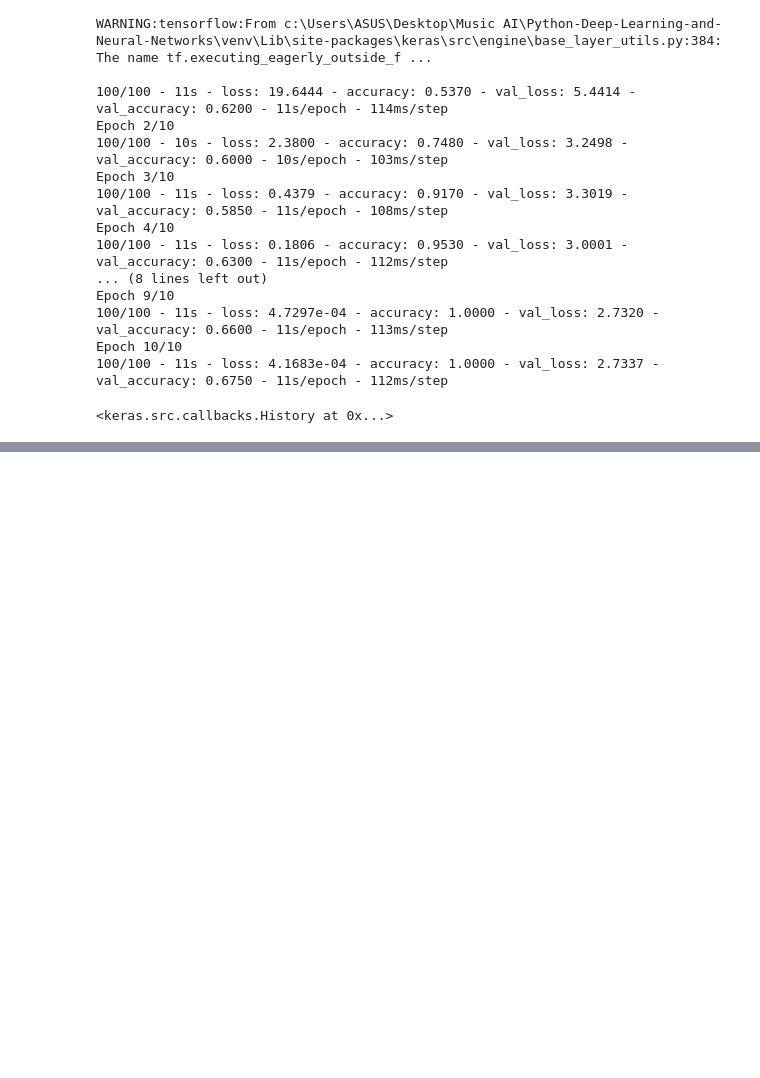
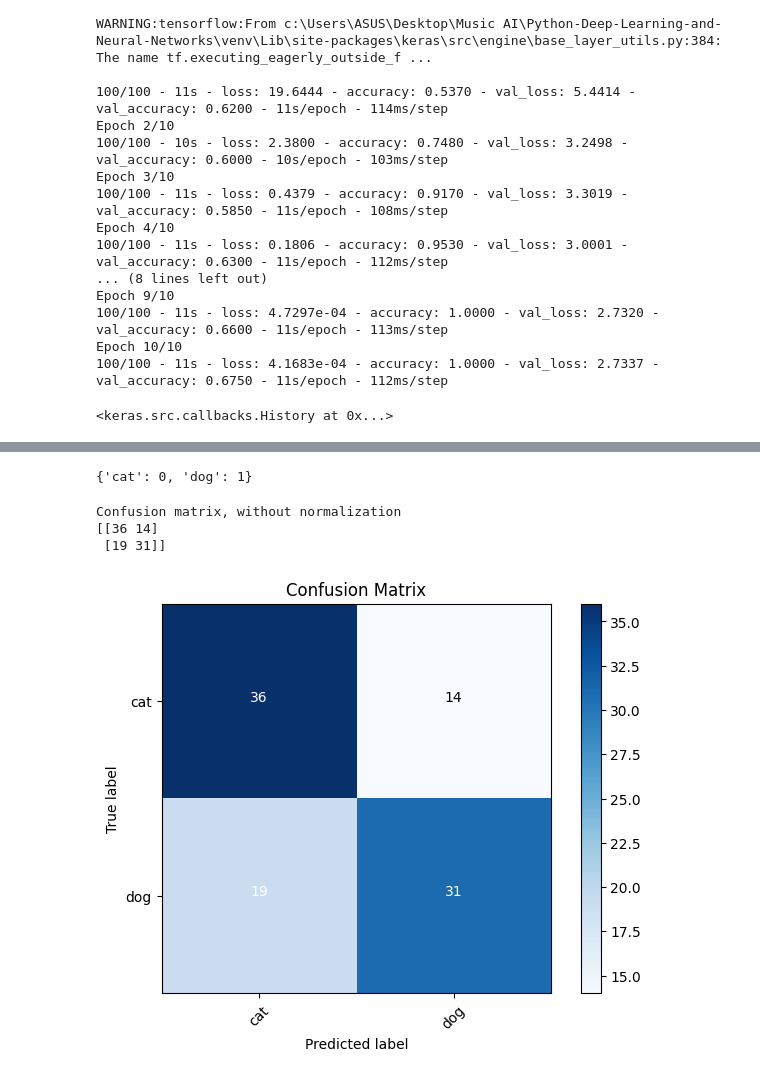
Before and after one commit to LayaSamizadeh/Python-Deep-Learning-and-Neural-Networks, a Jupyter notebook: notebooks/dog_cat_classification.ipynb, the cells around one changed output, grey strips where cells are left out. Cells and saved outputs as stored; diff of their text form; code cells hidden in the pictures; blank space fills up the shorter version.

```diff
--- a/notebooks/dog_cat_classification.ipynb
+++ b/notebooks/dog_cat_classification.ipynb
@@ -191,0 +228,2 @@ Epoch 10/10
+# %%
+predictions = model.predict(x=test_batches , verbose=0)
@@ -191,0 +250,15 @@ Epoch 10/10
+# %%
+cm = confusion_matrix(y_true=test_batches.classes, y_pred=np.argmax(predictions, axis=-1))
+# %%
+test_batches.class_indices
+# %% [output]
+{'cat': 0, 'dog': 1}
+# %%
+from src.plot import plot_confusion_matrix
+cm_plot_labels = ['cat','dog']
+plot_confusion_matrix(cm=cm, classes=cm_plot_labels, title='Confusion Matrix')
+# %% [output]
+Confusion matrix, without normalization
+[[36 14]
+ [19 31]]
+[figure, added]
```
Also changed, not shown: parts of 5 cells of this notebook, 1 other file.
